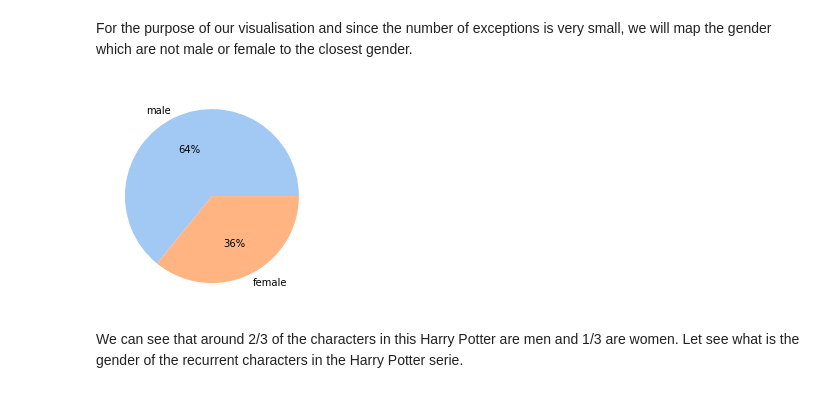
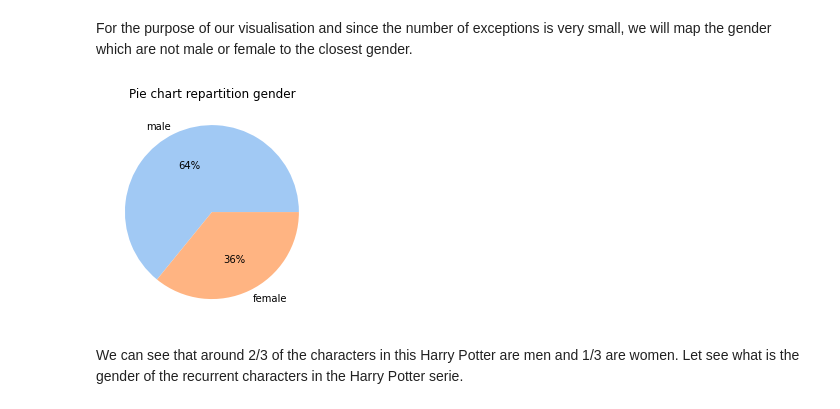
Before and after one commit to DataViziosa/PotterViz, a Jupyter notebook: python/exploratory_data_analysis.ipynb, the cells around one changed output. Saved outputs shown, nothing was run; the diff lists cells and outputs as text; code cells hidden in the pictures.

Commit message:
Added new data, merged and modified dataset + continuation of data exploration

```diff
--- a/python/exploratory_data_analysis.ipynb
+++ b/python/exploratory_data_analysis.ipynb
@@ -81,17 +82,21 @@ def map_to_closest_gender(gender):
         return "male"
 
 df_hp_chars['gender'] = df_hp_chars['gender'].apply(map_to_closest_gender)
+# %%
+def plot_pie(df, columns):
+    data = df[columns].value_counts().values
+    labels = df[columns].value_counts().index
+
+    colors = sns.color_palette('pastel')[0:5]
+
+    #create pie chart
+    plt.pie(data, labels = labels, colors = colors, autopct='%.0f%%')
+    plt.title("Pie chart repartition "+ columns)
+    plt.show()
 # %%
-data = df_hp_chars['gender'].value_counts().values
-labels = df_hp_chars['gender'].value_counts().index
-
-colors = sns.color_palette('pastel')[0:5]
-
-#create pie chart
-plt.pie(data, labels = labels, colors = colors, autopct='%.0f%%')
-plt.show()
+plot_pie(df_hp_chars, "gender")
 # %% [output]
-[figure, old version]
+[figure, new version]
 # %% [markdown]
 We can see that around 2/3 of the characters in this Harry Potter are men and 1/3 are women. Let see what is the gender of the recurrent characters in the Harry Potter serie.
 # %%
```
Also changed, not shown: parts of 26 cells of this notebook, 8 other files.
